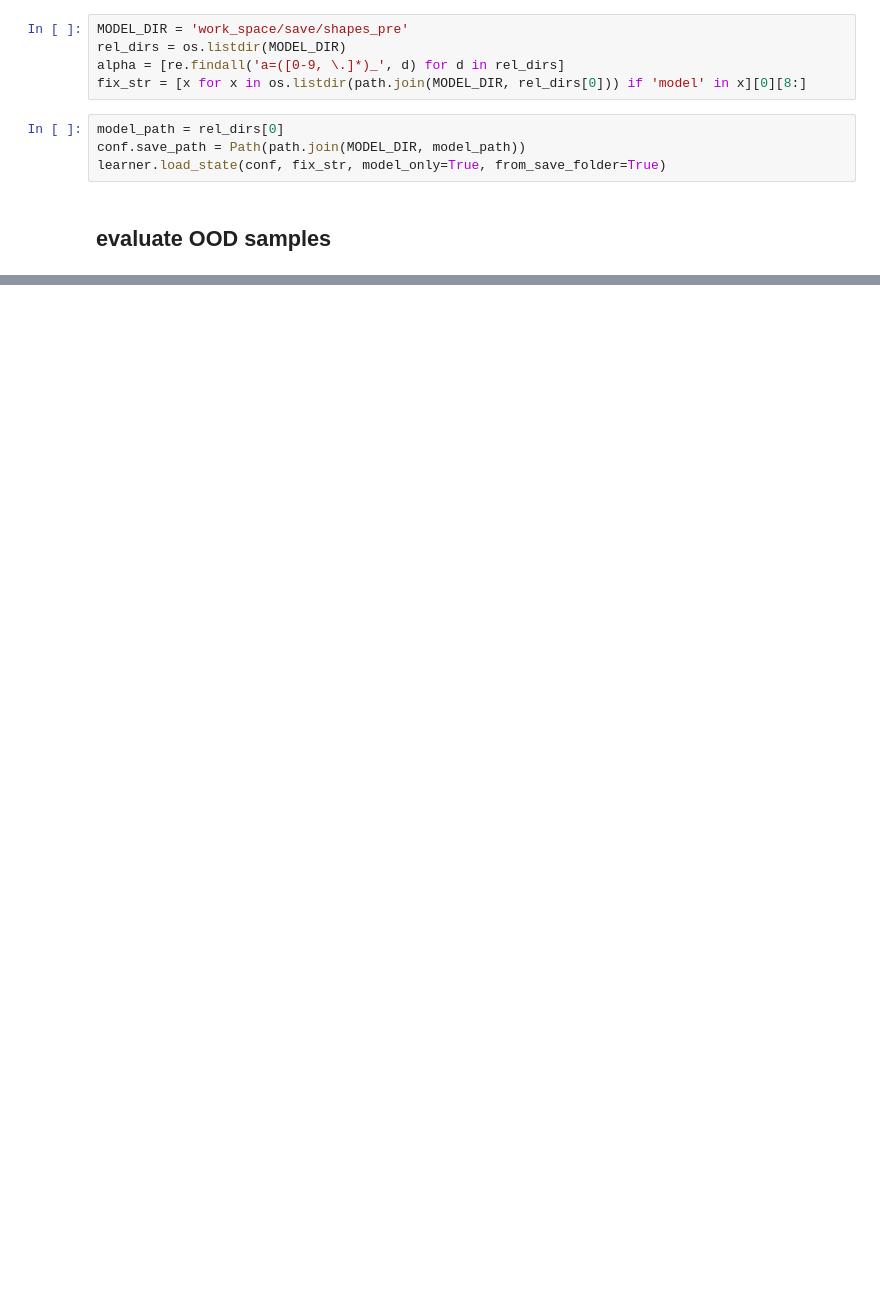
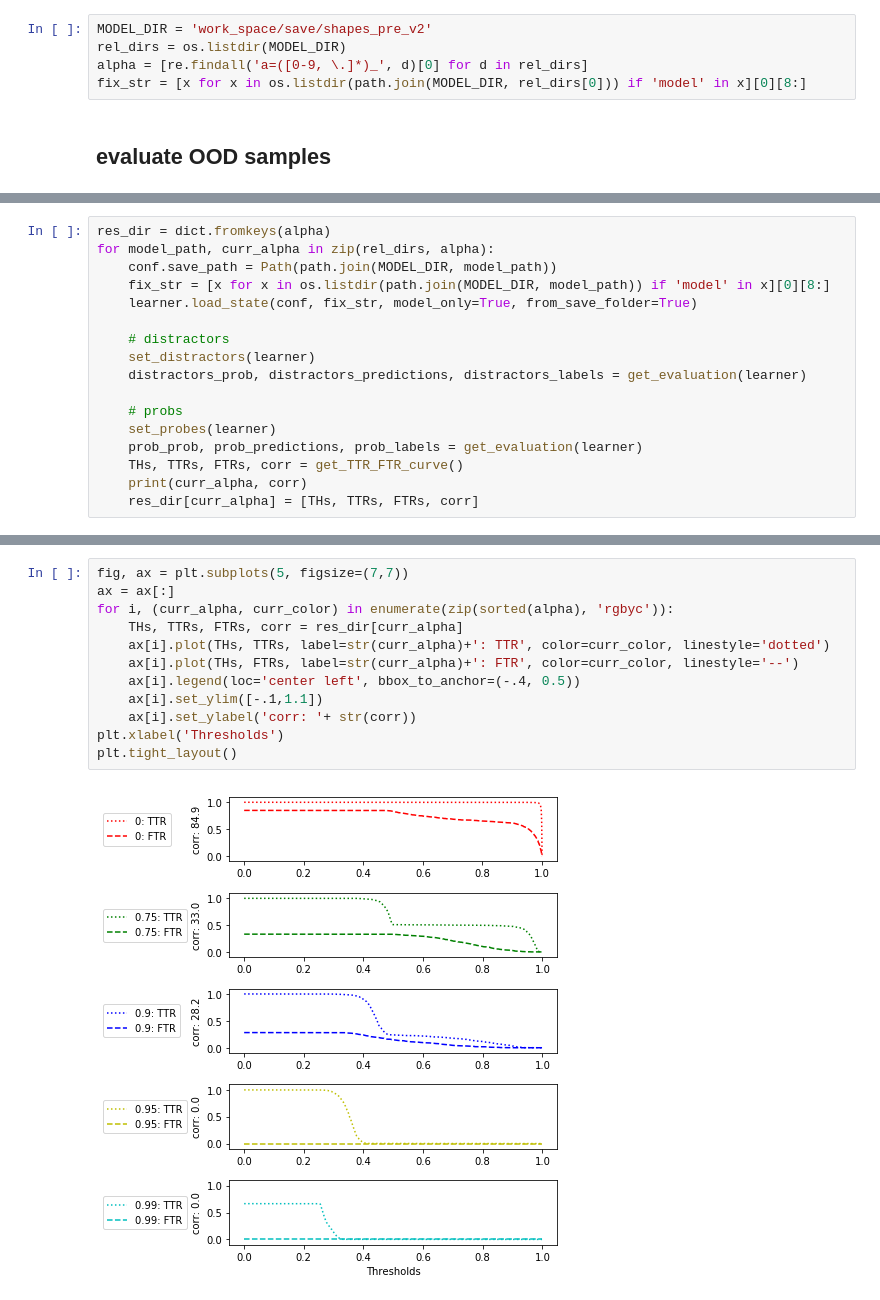
Before and after one commit to GNovich/CBIS-DDSM_alpha, a Jupyter notebook: evaluate_open_set_shape.ipynb, the cells around one changed output, grey strips where cells are left out. Cells and saved outputs as stored; diff of their text form; blank space fills up the shorter version.

Commit message:
adversery shapes

```diff
--- a/evaluate_open_set_shape.ipynb
+++ b/evaluate_open_set_shape.ipynb
@@ -154,11 +131,7 @@ learner.eval_loader = DataLoader(learner.ds, sampler=eval_sampler, **dloader_arg
 # %%
-MODEL_DIR = 'work_space/save/shapes_pre'
+MODEL_DIR = 'work_space/save/shapes_pre_v2'
 rel_dirs = os.listdir(MODEL_DIR)
-alpha = [re.findall('a=([0-9, \.]*)_', d) for d in rel_dirs]
+alpha = [re.findall('a=([0-9, \.]*)_', d)[0] for d in rel_dirs]
 fix_str = [x for x in os.listdir(path.join(MODEL_DIR, rel_dirs[0])) if 'model' in x][0][8:]
-# %%
-model_path = rel_dirs[0]
-conf.save_path = Path(path.join(MODEL_DIR, model_path))
-learner.load_state(conf, fix_str, model_only=True, from_save_folder=True)
 # %% [markdown]
 ## evaluate OOD samples
@@ -434,0 +168,17 @@ def fuse_models(probe_mat_0, distractor_mat_0, probe_mat1, distractor_mat_1, pro
+# %%
+res_dir = dict.fromkeys(alpha)
+for model_path, curr_alpha in zip(rel_dirs, alpha):
+    conf.save_path = Path(path.join(MODEL_DIR, model_path))
+    fix_str = [x for x in os.listdir(path.join(MODEL_DIR, model_path)) if 'model' in x][0][8:]
+    learner.load_state(conf, fix_str, model_only=True, from_save_folder=True)
+
+    # distractors
+    set_distractors(learner)
+    distractors_prob, distractors_predictions, distractors_labels = get_evaluation(learner)
+
+    # probs
+    set_probes(learner)
+    prob_prob, prob_predictions, prob_labels = get_evaluation(learner)
+    THs, TTRs, FTRs, corr = get_TTR_FTR_curve()
+    print(curr_alpha, corr)
+    res_dir[curr_alpha] = [THs, TTRs, FTRs, corr]
@@ -434,0 +199,14 @@ def fuse_models(probe_mat_0, distractor_mat_0, probe_mat1, distractor_mat_1, pro
+# %%
+fig, ax = plt.subplots(5, figsize=(7,7))
+ax = ax[:]
+for i, (curr_alpha, curr_color) in enumerate(zip(sorted(alpha), 'rgbyc')):
+    THs, TTRs, FTRs, corr = res_dir[curr_alpha]
+    ax[i].plot(THs, TTRs, label=str(curr_alpha)+': TTR', color=curr_color, linestyle='dotted')
+    ax[i].plot(THs, FTRs, label=str(curr_alpha)+': FTR', color=curr_color, linestyle='--')
+    ax[i].legend(loc='center left', bbox_to_anchor=(-.4, 0.5))
+    ax[i].set_ylim([-.1,1.1])
+    ax[i].set_ylabel('corr: '+ str(corr))
+plt.xlabel('Thresholds')
+plt.tight_layout()
+# %% [output]
+[figure, added]
```
Also changed, not shown: parts of 39 cells of this notebook, 9 other files.
